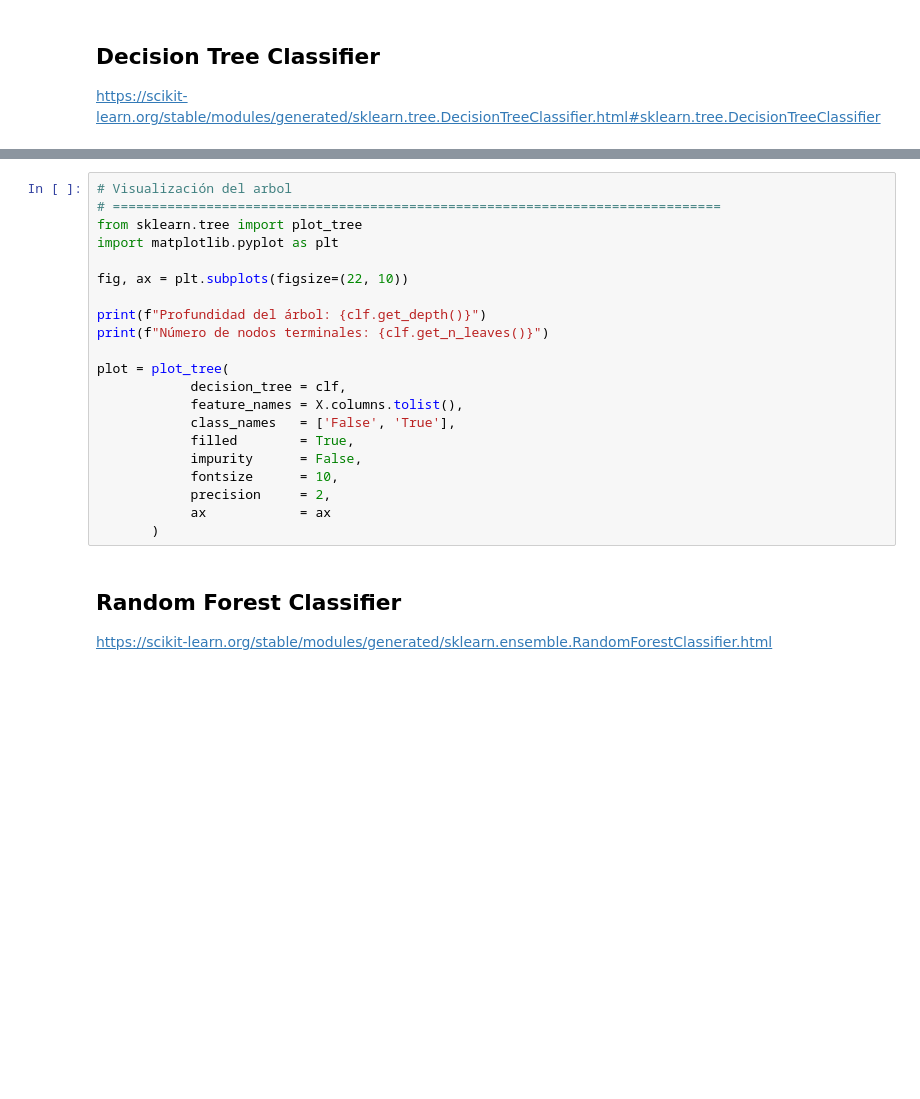
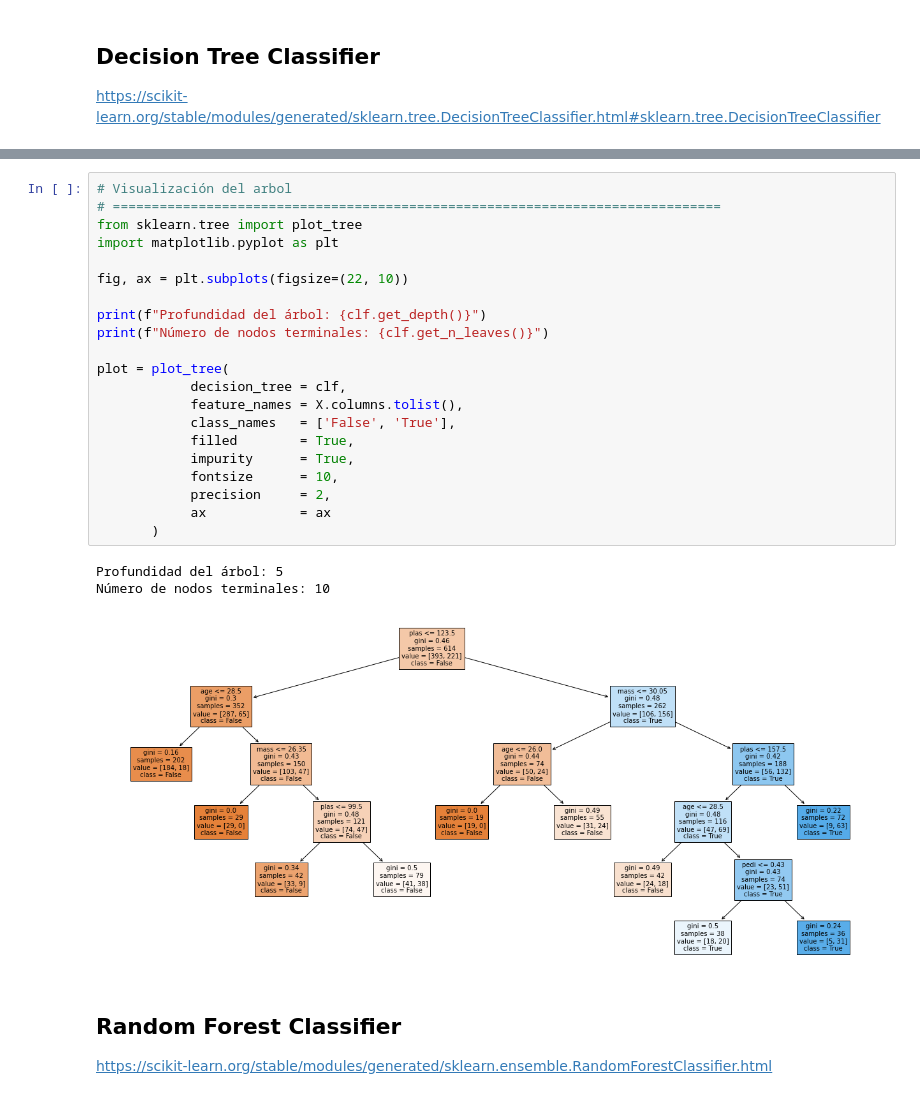
Before and after one commit to mlondono-oc/LEA2, a Jupyter notebook: Modulo-2/M1_Algoritmos_de_Shallow_Learning.ipynb, the cells around one changed output, grey strips where cells are left out. Drawn from its saved outputs; the diff is of its cells as text; blank space fills up the shorter version.

```diff
--- a/Modulo-2/M1_Algoritmos_de_Shallow_Learning.ipynb
+++ b/Modulo-2/M1_Algoritmos_de_Shallow_Learning.ipynb
@@ -59,24 +107,28 @@ plt.show()
 # %%
 # Visualización del arbol
 # ==============================================================================
 from sklearn.tree import plot_tree
 import matplotlib.pyplot as plt
 
 fig, ax = plt.subplots(figsize=(22, 10))
 
 print(f"Profundidad del árbol: {clf.get_depth()}")
 print(f"Número de nodos terminales: {clf.get_n_leaves()}")
 
 plot = plot_tree(
             decision_tree = clf,
             feature_names = X.columns.tolist(),
             class_names   = ['False', 'True'],
             filled        = True,
-            impurity      = False,
+            impurity      = True,
             fontsize      = 10,
             precision     = 2,
             ax            = ax
        )
+# %% [output]
+Profundidad del árbol: 5
+Número de nodos terminales: 10
+[figure, added]
 # %% [markdown]
 ## Random Forest Classifier
 https://scikit-learn.org/stable/modules/generated/sklearn.ensemble.RandomForestClassifier.html
```
Also changed, not shown: parts of 19 cells of this notebook.
